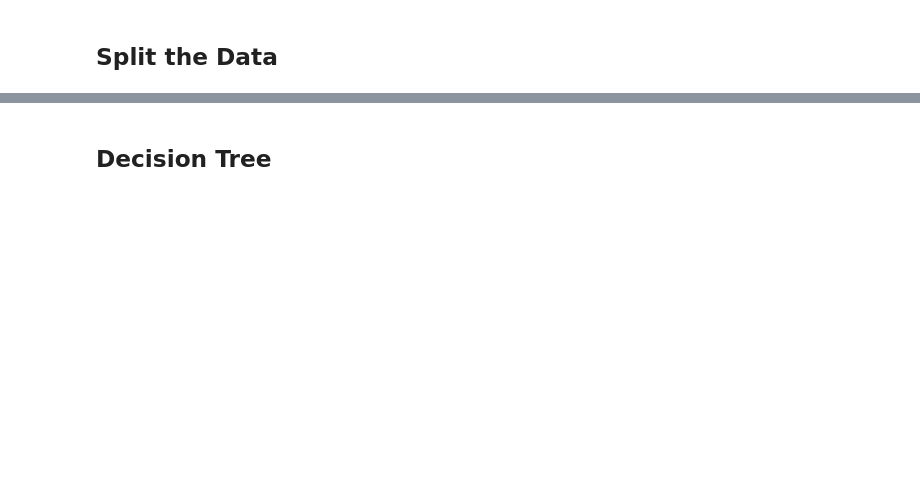
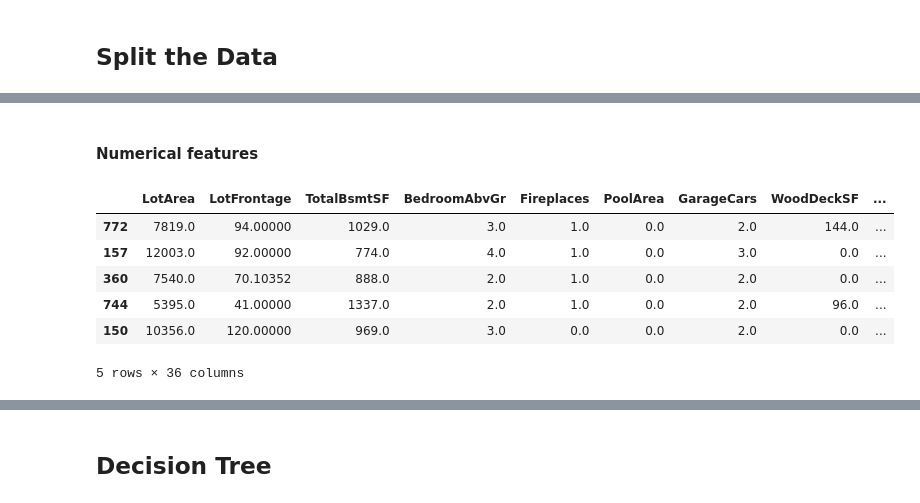
Before and after one commit to FindWhatYou/supervised_learning_project, a Jupyter notebook: 5_housing_data_iteration3_desigion_tree.ipynb, the cells around one changed output, grey strips where cells are left out. Drawn from its saved outputs; the diff is of its cells as text; code cells hidden in the pictures; blank space fills up the shorter version.

```diff
--- a/5_housing_data_iteration3_desigion_tree_ copy.ipynb
+++ b/5_housing_data_iteration3_desigion_tree.ipynb
@@ -113,0 +126,21 @@ X_train.select_dtypes(exclude="number")
+# %% [markdown]
+#### Numerical features
+# %%
+# Selecting numerical columns
+X_train_num = X_train.select_dtypes(include="number")
+
+# Imputing the mean
+num_imputer = SimpleImputer(strategy="mean").set_output(transform='pandas')
+
+# Fitting and transforming
+X_num_imputed = num_imputer.fit_transform(X_train_num)
+
+X_num_imputed.head()
+# %% [output]
+|  | LotArea | LotFrontage | TotalBsmtSF | BedroomAbvGr | Fireplaces | PoolArea | GarageCars | WoodDeckSF | ... |
+| 772 | 7819.0 | 94.00000 | 1029.0 | 3.0 | 1.0 | 0.0 | 2.0 | 144.0 | ... |
+| 157 | 12003.0 | 92.00000 | 774.0 | 4.0 | 1.0 | 0.0 | 3.0 | 0.0 | ... |
+| 360 | 7540.0 | 70.10352 | 888.0 | 2.0 | 1.0 | 0.0 | 2.0 | 0.0 | ... |
+| 744 | 5395.0 | 41.00000 | 1337.0 | 2.0 | 1.0 | 0.0 | 2.0 | 96.0 | ... |
+| 150 | 10356.0 | 120.00000 | 969.0 | 3.0 | 0.0 | 0.0 | 2.0 | 0.0 | ... |
+5 rows × 36 columns
```
Also changed, not shown: parts of 12 cells of this notebook.
